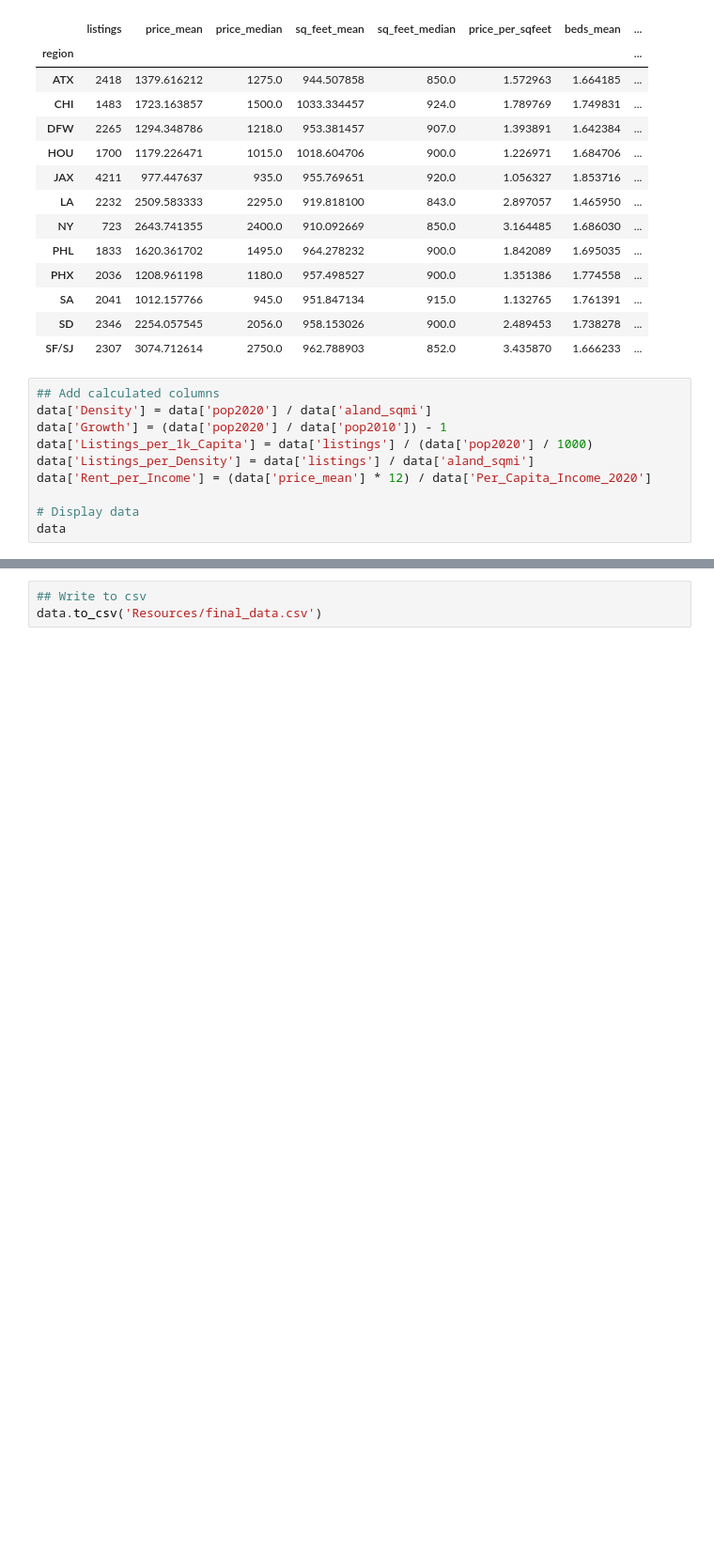
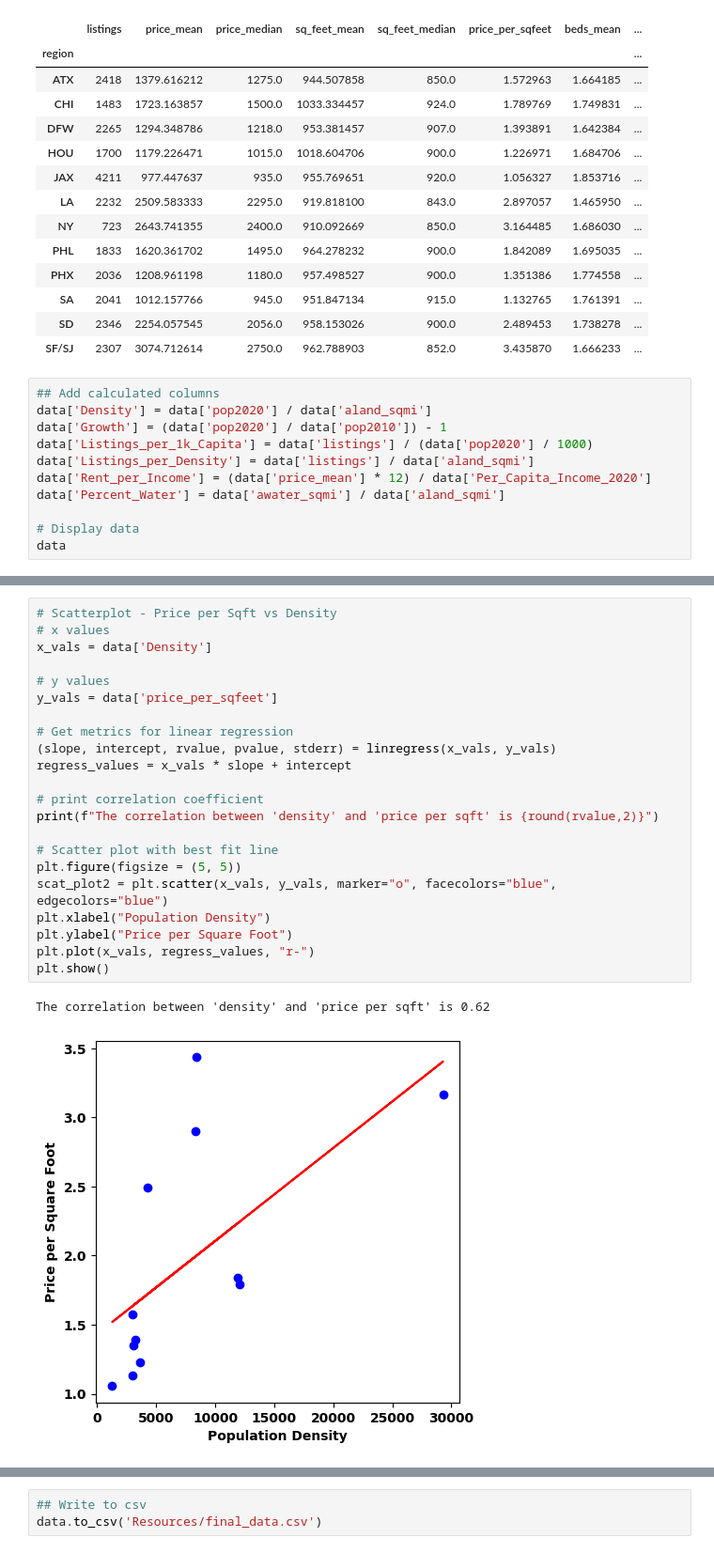
Before and after one commit to ski2488/Project.3, a Jupyter notebook: housing.ipynb, the cells around one changed output, grey strips where cells are left out. Shown: that part at 94% size. Saved outputs shown, nothing was run; the diff lists cells and outputs as text; blank space fills up the shorter version.

```diff
--- a/housing.ipynb
+++ b/housing.ipynb
@@ -371,6 +469,7 @@ data['Growth'] = (data['pop2020'] / data['pop2010']) - 1
 data['Listings_per_1k_Capita'] = data['listings'] / (data['pop2020'] / 1000)
 data['Listings_per_Density'] = data['listings'] / data['aland_sqmi']
 data['Rent_per_Income'] = (data['price_mean'] * 12) / data['Per_Capita_Income_2020']
+data['Percent_Water'] = data['awater_sqmi'] / data['aland_sqmi']
 
 # Display data
 data
@@ -392,0 +492,25 @@ data
+# %%
+# Scatterplot - Price per Sqft vs Density
+# x values
+x_vals = data['Density']
+
+# y values
+y_vals = data['price_per_sqfeet']
+
+# Get metrics for linear regression
+(slope, intercept, rvalue, pvalue, stderr) = linregress(x_vals, y_vals)
+regress_values = x_vals * slope + intercept
+
+# print correlation coefficient
+print(f"The correlation between 'density' and 'price per sqft' is {round(rvalue,2)}")
+
+# Scatter plot with best fit line
+plt.figure(figsize = (5, 5))
+scat_plot2 = plt.scatter(x_vals, y_vals, marker="o", facecolors="blue", edgecolors="blue")
+plt.xlabel("Population Density")
+plt.ylabel("Price per Square Foot")
+plt.plot(x_vals, regress_values, "r-")
+plt.show()
+# %% [output]
+The correlation between 'density' and 'price per sqft' is 0.62
+[figure, added]
```
Also changed, not shown: parts of 10 cells of this notebook, 1 other file.
